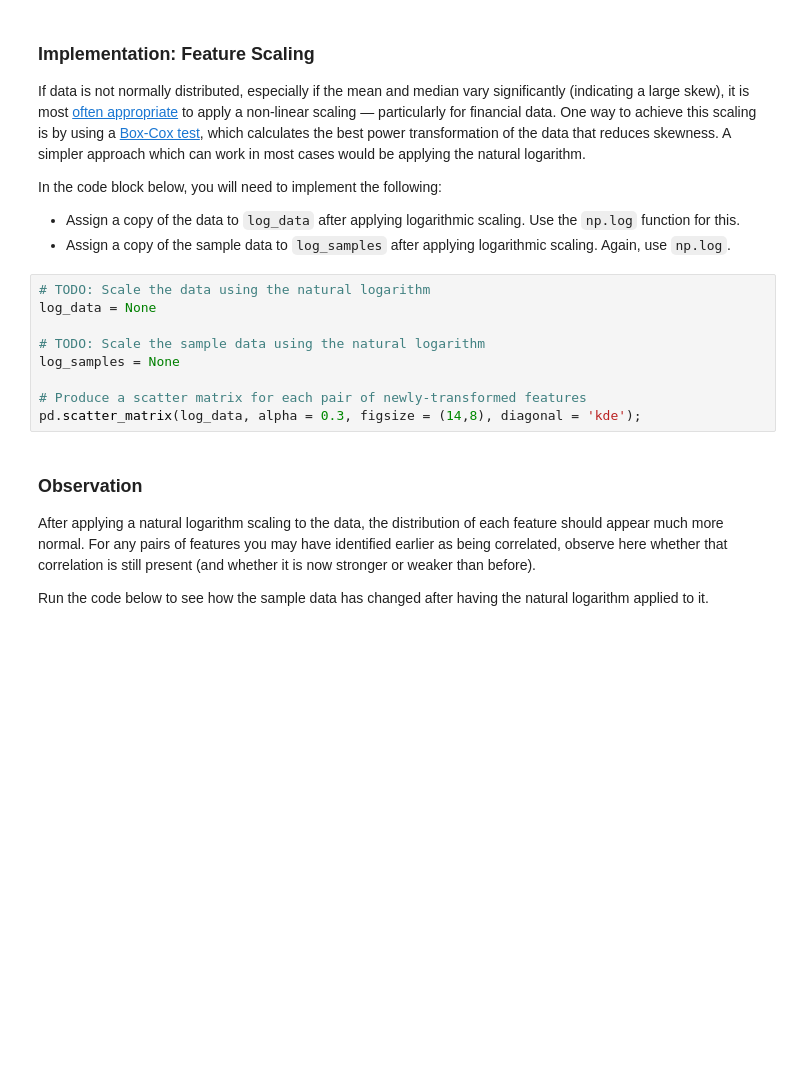
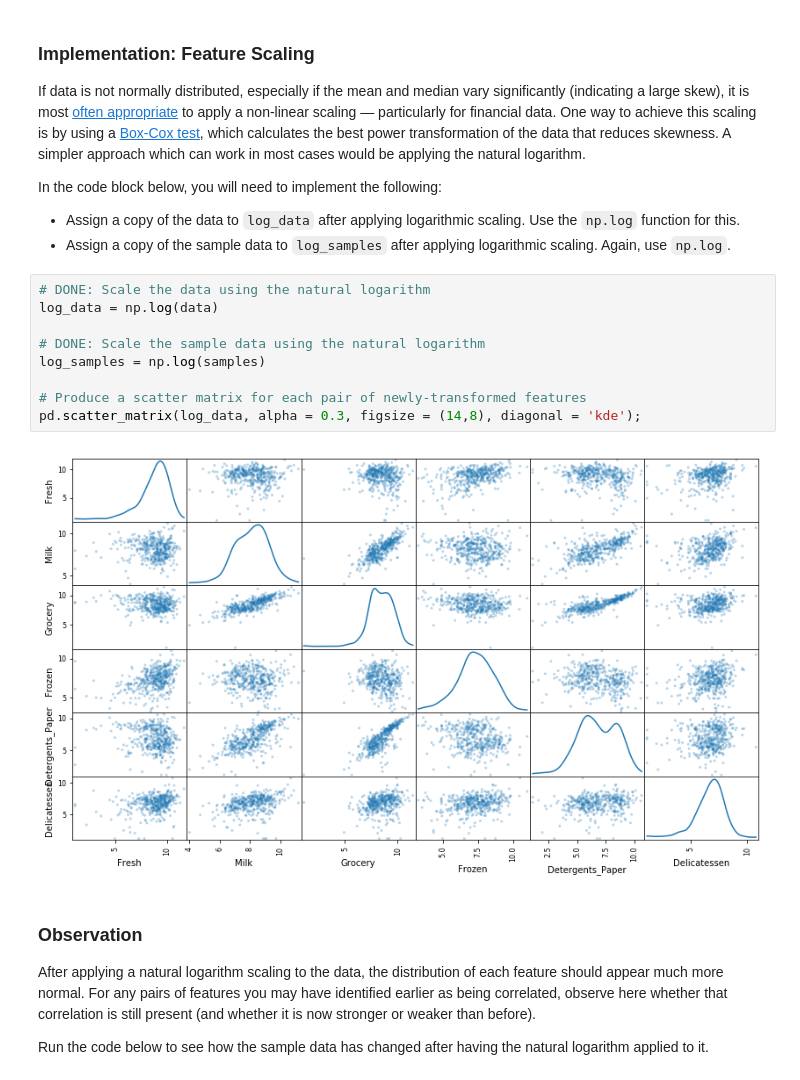
Before and after one commit to SimoneRomero/customer-segments, a Jupyter notebook: customer_segments/customer_segments.ipynb, the cells around one changed output. Cells and saved outputs as stored; diff of their text form; blank space fills up the shorter version.

```diff
--- a/customer_segments/customer_segments.ipynb
+++ b/customer_segments/customer_segments.ipynb
@@ -169,14 +194,16 @@ In the code block below, you will need to implement the following:
  - Assign a copy of the data to `log_data` after applying logarithmic scaling. Use the `np.log` function for this.
  - Assign a copy of the sample data to `log_samples` after applying logarithmic scaling. Again, use `np.log`.
 # %%
-# TODO: Scale the data using the natural logarithm
-log_data = None
+# DONE: Scale the data using the natural logarithm
+log_data = np.log(data)
 
-# TODO: Scale the sample data using the natural logarithm
-log_samples = None
+# DONE: Scale the sample data using the natural logarithm
+log_samples = np.log(samples)
 
 # Produce a scatter matrix for each pair of newly-transformed features
 pd.scatter_matrix(log_data, alpha = 0.3, figsize = (14,8), diagonal = 'kde');
+# %% [output]
+[figure, added]
 # %% [markdown]
 ### Observation
 After applying a natural logarithm scaling to the data, the distribution of each feature should appear much more normal. For any pairs of features you may have identified earlier as being correlated, observe here whether that correlation is still present (and whether it is now stronger or weaker than before).
```
Also changed, not shown: parts of 13 cells of this notebook.
